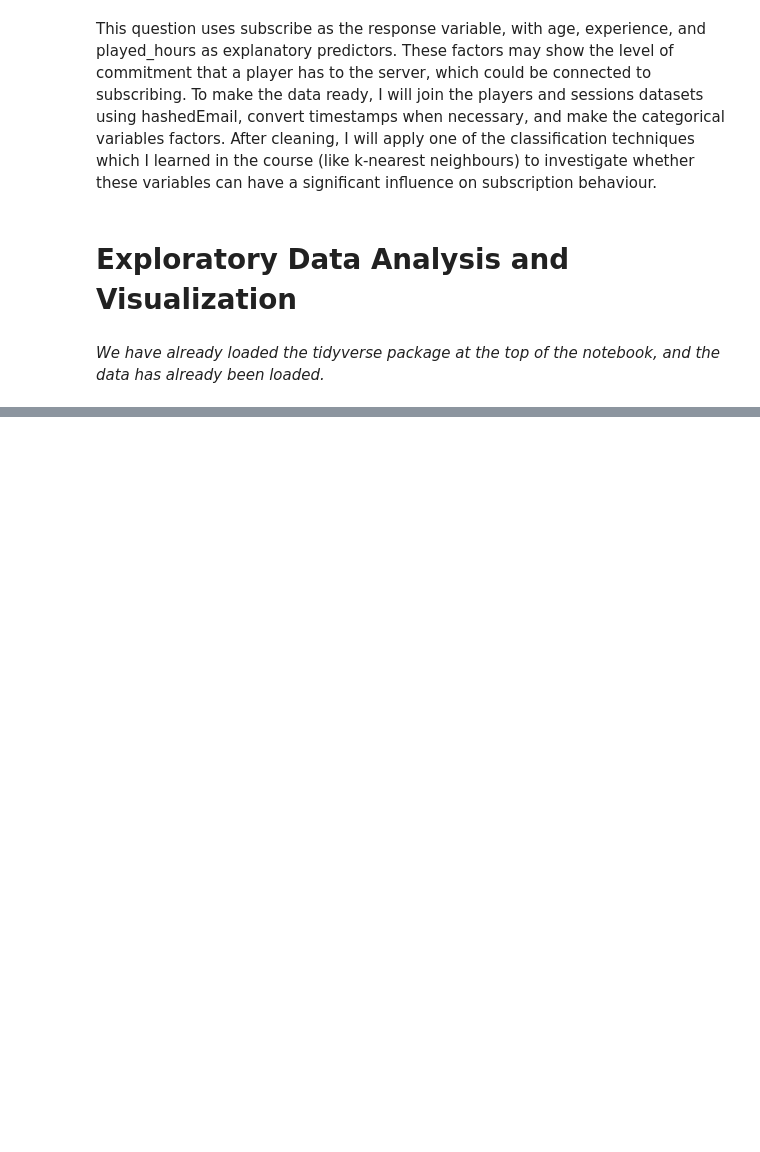
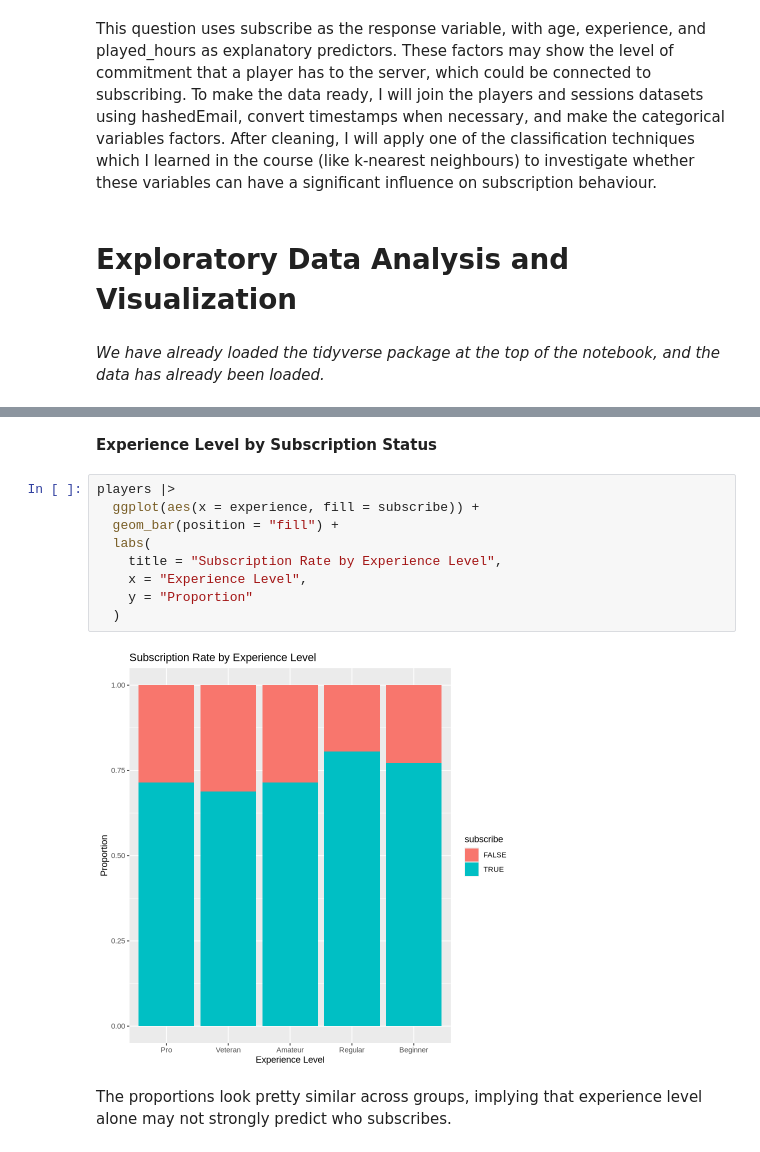
Before and after one commit to terrancewxngg/dsci100-project-planning, a Jupyter notebook: planning_report.ipynb, the cells around one changed output, grey strips where cells are left out. Cells and saved outputs as stored; diff of their text form; blank space fills up the shorter version.

```diff
--- a/planning_report.ipynb
+++ b/planning_report.ipynb
@@ -184,0 +249,15 @@ This question uses subscribe as the response variable, with age, experience, and
+# %% [markdown]
+**Experience Level by Subscription Status**
+# %%
+players |>
+  ggplot(aes(x = experience, fill = subscribe)) +
+  geom_bar(position = "fill") +
+  labs(
+    title = "Subscription Rate by Experience Level",
+    x = "Experience Level",
+    y = "Proportion"
+  )
+# %% [output]
+[figure, added]
+# %% [markdown]
+The proportions look pretty similar across groups, implying that experience level alone may not strongly predict who subscribes.
```
Also changed, not shown: parts of 12 cells of this notebook.
